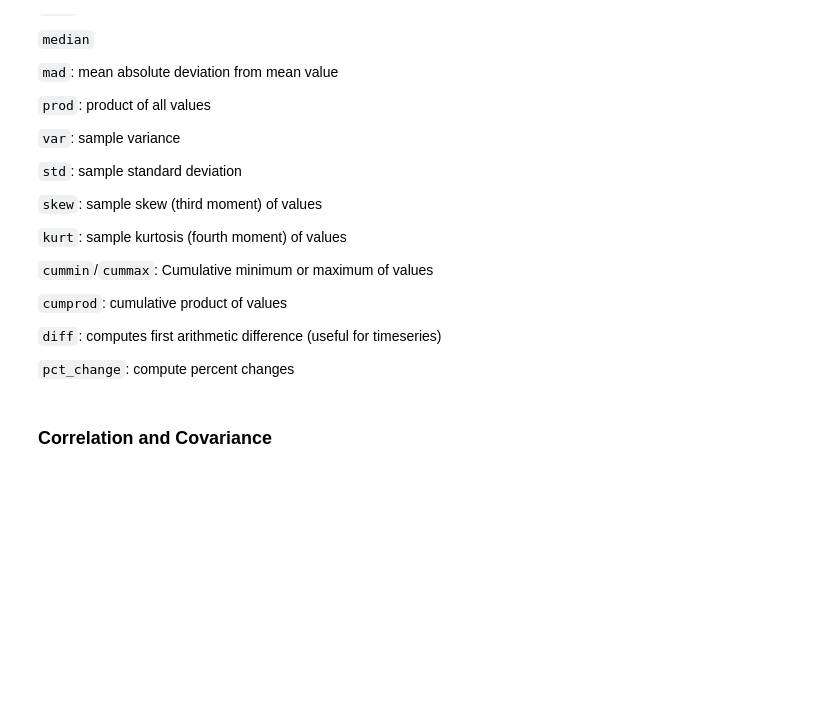
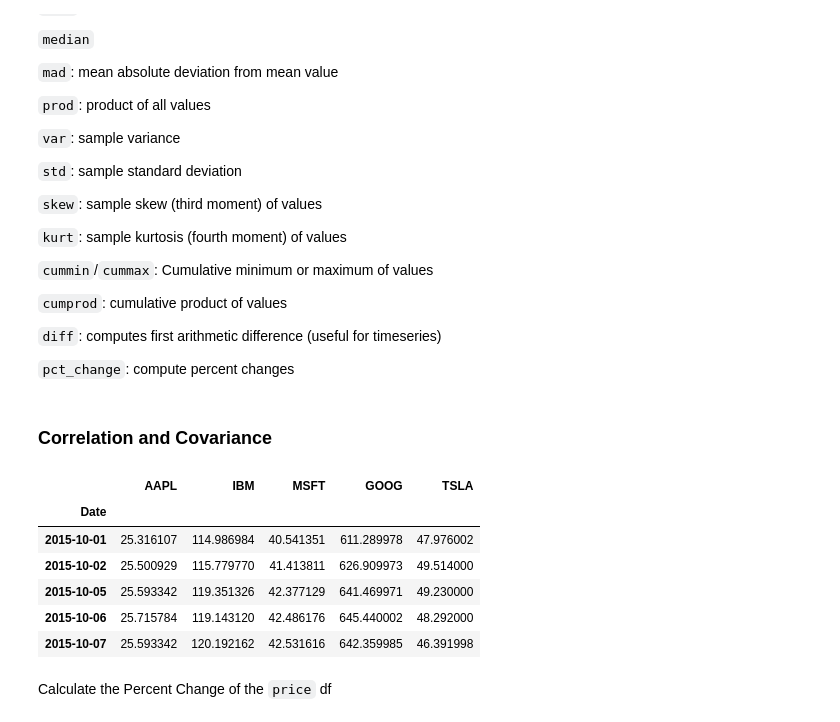
Before and after one commit to segoldma/python-errata, a Jupyter notebook: python_for_data_analysis.ipynb, the cells around one changed output. Drawn from its saved outputs; the diff is of its cells as text; code cells hidden in the pictures; blank space fills up the shorter version.

Commit message:
adds pandas essentials chapter

```diff
--- a/python_for_data_analysis.ipynb
+++ b/python_for_data_analysis.ipynb
@@ -1571,3 +1571,26 @@ df.describe()
 `pct_change`: compute percent changes
 # %% [markdown]
 ### Correlation and Covariance
+# %%
+import pandas_datareader.data as web
+
+all_data = {ticker: web.get_data_yahoo(ticker)
+           for ticker in ['AAPL', 'IBM', 'MSFT', 'GOOG', 'TSLA']}
+# %%
+price = pd.DataFrame({ticker:data['Adj Close']
+                     for ticker , data in all_data.items()})
+
+volume = pd.DataFrame({ticker: data['Volume']
+                      for ticker, data in all_data.items()})
+# %%
+price.head()
+# %% [output]
+|  | AAPL | IBM | MSFT | GOOG | TSLA |
+| Date |  |  |  |  |  |
+| 2015-10-01 | 25.316107 | 114.986984 | 40.541351 | 611.289978 | 47.976002 |
+| 2015-10-02 | 25.500929 | 115.779770 | 41.413811 | 626.909973 | 49.514000 |
+| 2015-10-05 | 25.593342 | 119.351326 | 42.377129 | 641.469971 | 49.230000 |
+| 2015-10-06 | 25.715784 | 119.143120 | 42.486176 | 645.440002 | 48.292000 |
+| 2015-10-07 | 25.593342 | 120.192162 | 42.531616 | 642.359985 | 46.391998 |
+# %% [markdown]
+Calculate the Percent Change of the `price` df
```
Also changed, not shown: parts of 39 cells of this notebook.
